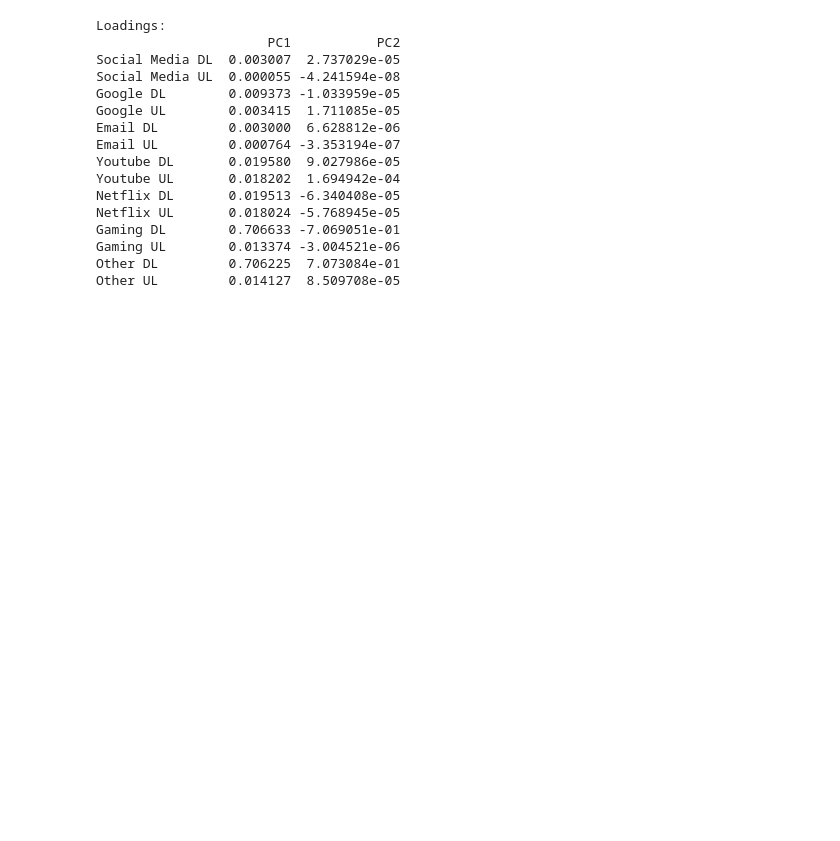
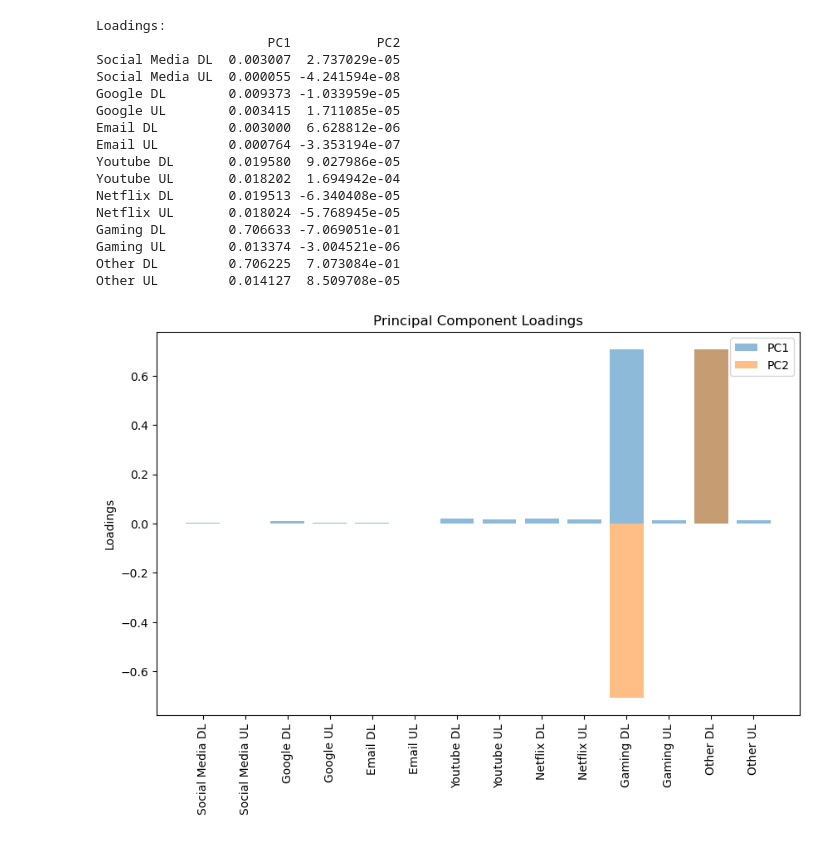
Before and after one commit to OjasSC/Telco_Project, a Jupyter notebook: Telco_Project.ipynb, the cells around one changed output. Cells and saved outputs as stored; diff of their text form; code cells hidden in the pictures; blank space fills up the shorter version.

```diff
--- a/Telco_Project.ipynb
+++ b/Telco_Project.ipynb
@@ -282,3 +282,28 @@ Gaming DL        0.706633 -7.069051e-01
 Gaming UL        0.013374 -3.004521e-06
 Other DL         0.706225  7.073084e-01
 Other UL         0.014127  8.509708e-05
+# %%
+
+# Set the figure size
+plt.figure(figsize=(10, 6))
+
+# Plot the loadings
+plt.bar(range(len(loadings_df)), loadings_df['PC1'], alpha=0.5, label='PC1')
+plt.bar(range(len(loadings_df)), loadings_df['PC2'], alpha=0.5, label='PC2')
+
+# Set the x-axis ticks and labels
+plt.xticks(range(len(loadings_df)), loadings_df.index, rotation=90)
+
+# Set the y-axis label
+plt.ylabel('Loadings')
+
+# Set the title of the plot
+plt.title('Principal Component Loadings')
+
+# Add a legend
+plt.legend()
+
+# Show the plot
+plt.show()
+# %% [output]
+[figure, added]
```
Also changed, not shown: parts of 2 cells of this notebook.
